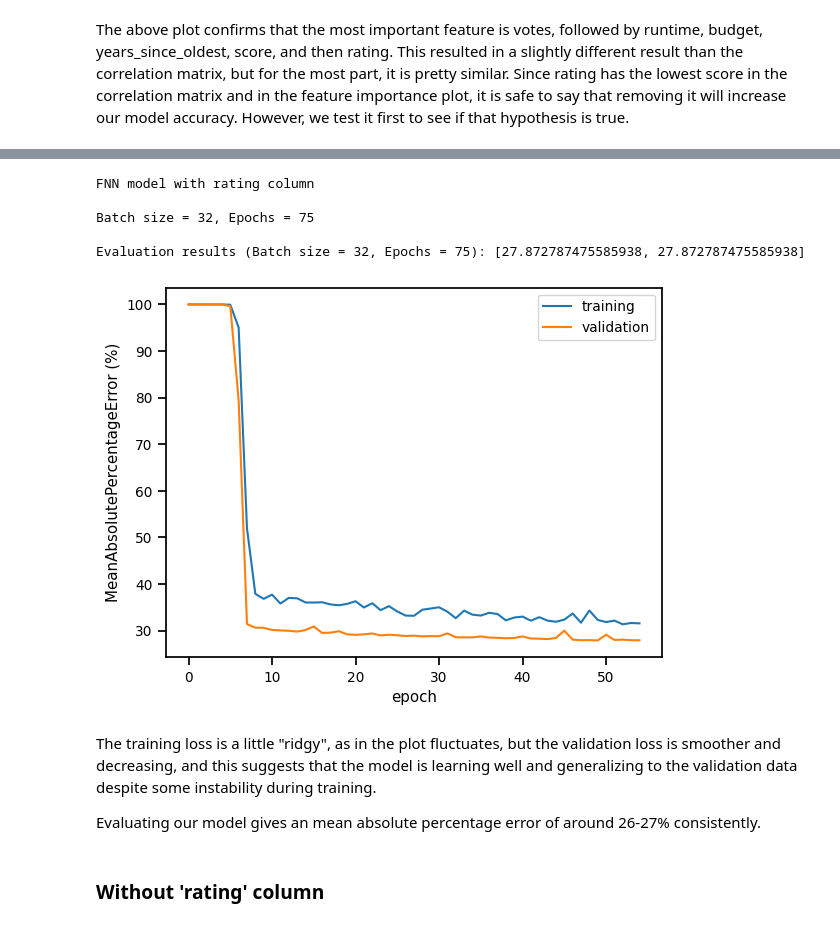
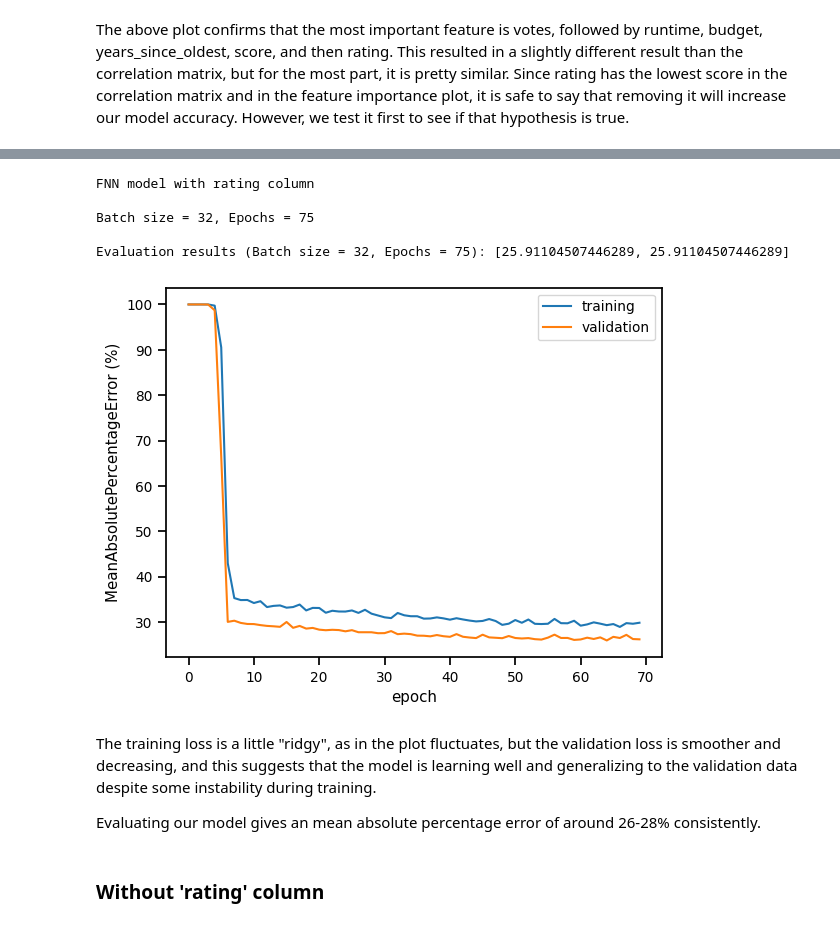
Before and after one commit to rhoyaki/PIC-16B-Final-Project, a Jupyter notebook: Movie Dataframe.ipynb, the cells around one changed output, grey strips where cells are left out. Cells and saved outputs as stored; diff of their text form; code cells hidden in the pictures.

```diff
--- a/Movie Dataframe.ipynb
+++ b/Movie Dataframe.ipynb
@@ -518,0 +550,24 @@ rating_df
+# %%
+adam = keras.optimizers.Adam(
+    learning_rate=0.05,
+    beta_1=0.9,
+    beta_2=0.999,
+    epsilon=1e-07,
+    amsgrad=False,
+    clipnorm=None,
+    clipvalue=None,
+    global_clipnorm=None,
+    name="adam",
+)
+
+loss_fn = tf.keras.losses.MeanAbsolutePercentageError()
+mape = keras.metrics.MeanAbsolutePercentageError()
+# %%
+pre_model.compile(optimizer = adam,
+              loss = loss_fn,
+              metrics = [mape])
+
+history = pre_model.fit(X_train, y_train,
+                        epochs = 20, verbose=False,
+                        batch_size = 16,
+                        validation_data=(X_test, y_test))
@@ -518,0 +672,6 @@ rating_df
+# %%
+input_shape = 6
+#output shape is 1 because of one label
+output_shape = 1
+#call the function
+FNN_model = construct_fnn(input_shape, output_shape)
@@ -538,15 +726,12 @@ def construct_fnn(input_shape, output_shape):
     layers.Dense(128, input_shape = (input_shape,), activation='relu', kernel_initializer='he_normal'),
     layers.Dropout(0.2),
     layers.Dense(128, activation='relu', kernel_initializer='he_normal'),
-    layers.Dropout(0.4),
     layers.Dense(64, activation='relu', kernel_initializer='he_normal'),
-    layers.Dropout(0.4),
+    layers.Dropout(0.2),
     layers.Dense(64, activation='relu', kernel_initializer='he_normal'),
-    layers.Dropout(0.3),
     layers.Dense(64, activation='relu', kernel_initializer='he_normal'),
-    layers.Dropout(0.3),
+    layers.Dropout(0.2),
     layers.Dense(64, activation='relu', kernel_initializer='he_normal'),
-    layers.Dropout(0.3),
     layers.Dense(output_shape)
     ],
     name = "FNN_Model",
@@ -616,28 +756,28 @@ FNN_model = construct_fnn(input_shape, output_shape)
 # %%
 # Train the model with different batch sizes and collect histories
 print('FNN model with rating column\n')
 print('Batch size = 32, Epochs = 75 \n')
-fnn_history_8 = train_model(FNN_model, (X_train, y_train), (X_test, y_test), 32, 75)
+history_2 = train_model(FNN_model, (X_train, y_train), (X_test, y_test), 32, 75)
 
 # Evaluate the model, first value is loss, second value is MAPE
 print('Evaluation results (Batch size = 32, Epochs = 75):', FNN_model.evaluate(X_test, y_test, verbose=0))
 
-plt.plot(fnn_history_8.history["loss"], label = "training")
-plt.plot(fnn_history_8.history["val_loss"], label = "validation")
+plt.plot(history_2.history["loss"], label = "training")
+plt.plot(history_2.history["val_loss"], label = "validation")
 plt.gca().set(xlabel = "epoch", ylabel = "MeanAbsolutePercentageError (%)")
 plt.legend()
 plt.show()
 # %% [output]
 FNN model with rating column
 
 Batch size = 32, Epochs = 75
 
-Evaluation results (Batch size = 32, Epochs = 75): [27.872787475585938, 27.872787475585938]
+Evaluation results (Batch size = 32, Epochs = 75): [25.91104507446289, 25.91104507446289]
-[figure, old version]
+[figure, new version]
 # %% [markdown]
 The training loss is a little "ridgy", as in the plot fluctuates, but the validation loss is smoother and decreasing, and this suggests that the model is learning well and generalizing to the validation data despite some instability during training.
 
-Evaluating our model gives an mean absolute percentage error of around 26-27% consistently.
+Evaluating our model gives an mean absolute percentage error of around 26-28% consistently.
 # %% [markdown]
 ### Without 'rating' column
 # %% [markdown]
```
Also changed, not shown: parts of 28 cells of this notebook.
